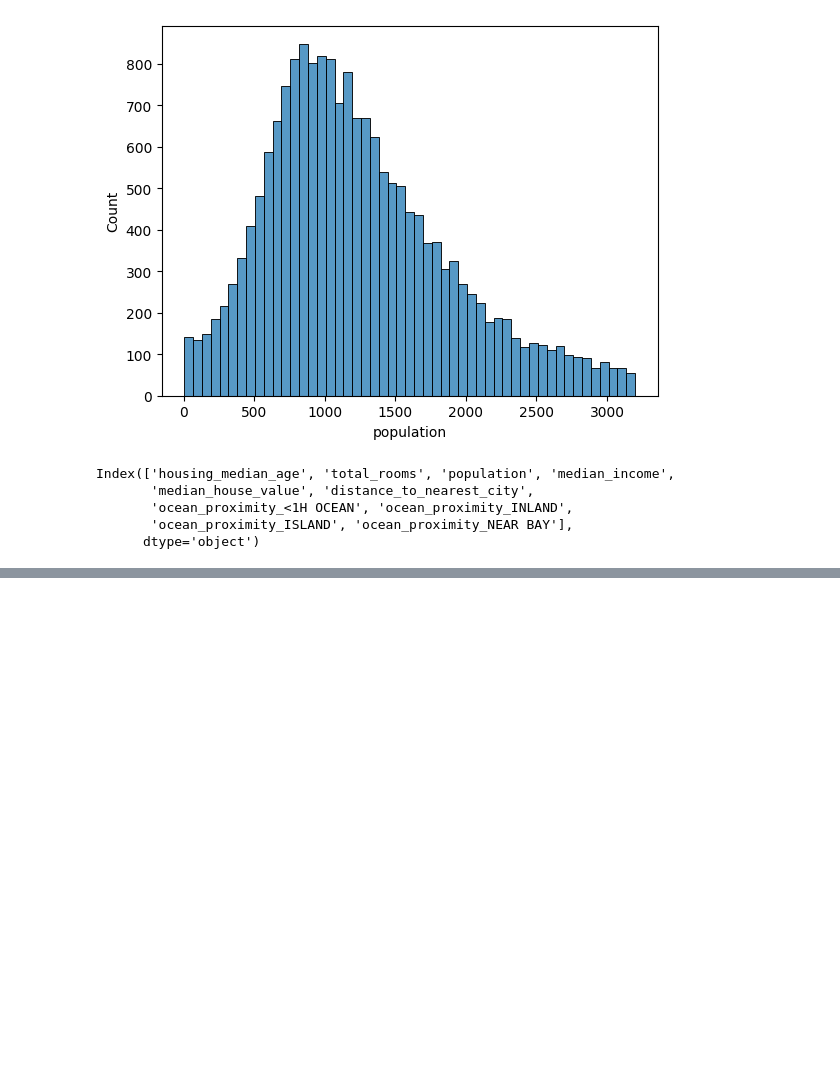
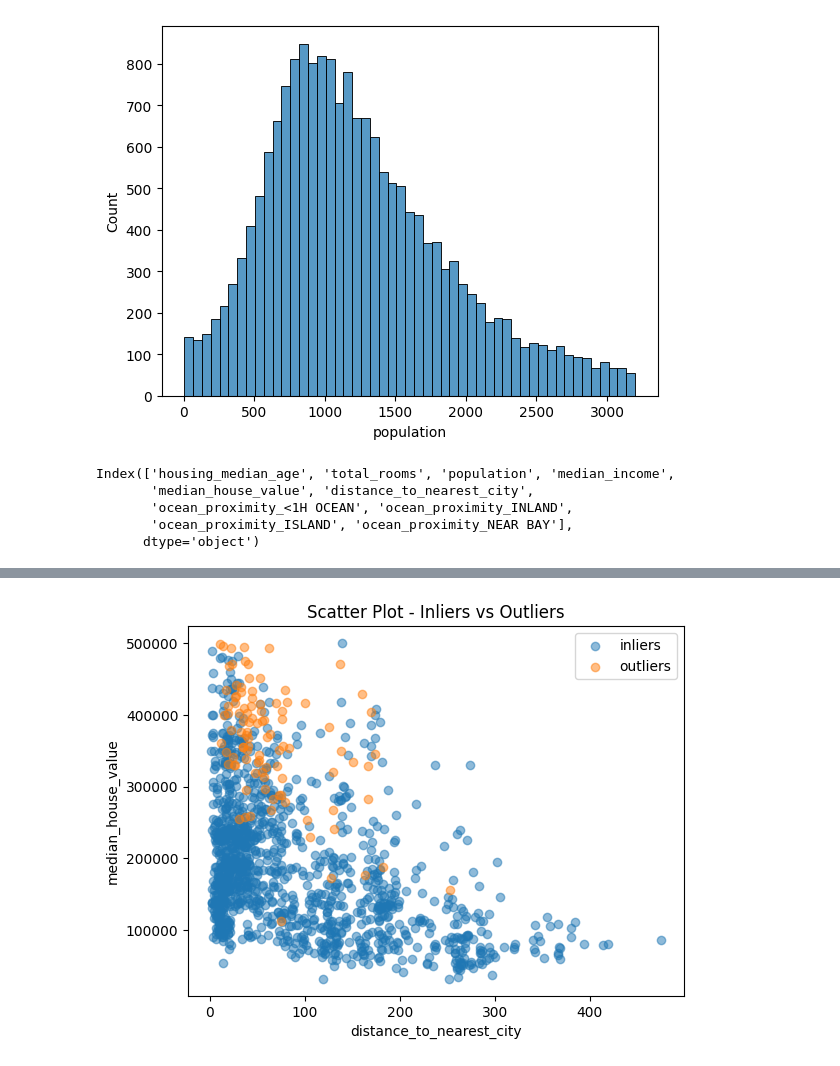
Before and after one commit to RovSveta/Advanced_Data_analytics_2025, a Jupyter notebook: Exercise_project_1/Regression_dataset/outlier_and_noise_detection.ipynb, the cells around one changed output, grey strips where cells are left out. Cells and saved outputs as stored; diff of their text form; code cells hidden in the pictures; blank space fills up the shorter version.

Commit message:
noise managment

```diff
--- a/Exercise_project_1/Regression_dataset/outlier_and_noise_detection.ipynb
+++ b/Exercise_project_1/Regression_dataset/outlier_and_noise_detection.ipynb
@@ -153,0 +132,22 @@ plt.show()
+# %%
+import matplotlib.pyplot as plt
+
+variable = "distance_to_nearest_city"
+target = "median_house_value"
+
+# if you want to reduce the number of points visualized
+# sample a small amount of points, for example 300-500
+inliers_sample = inliers.sample(1200)
+outliers_sample = noise.sample(100)
+
+plt.scatter(inliers_sample[variable], inliers_sample[target], label="inliers", alpha=0.5)
+plt.scatter(outliers_sample[variable], outliers_sample[target], label="outliers", alpha=0.5)
+
+plt.xlabel(variable)
+plt.ylabel(target)
+
+plt.title("Scatter Plot - Inliers vs Outliers")
+plt.legend()
+plt.show()
+# %% [output]
+[figure, added]
```
Also changed, not shown: parts of 8 cells of this notebook, 3 other files.
